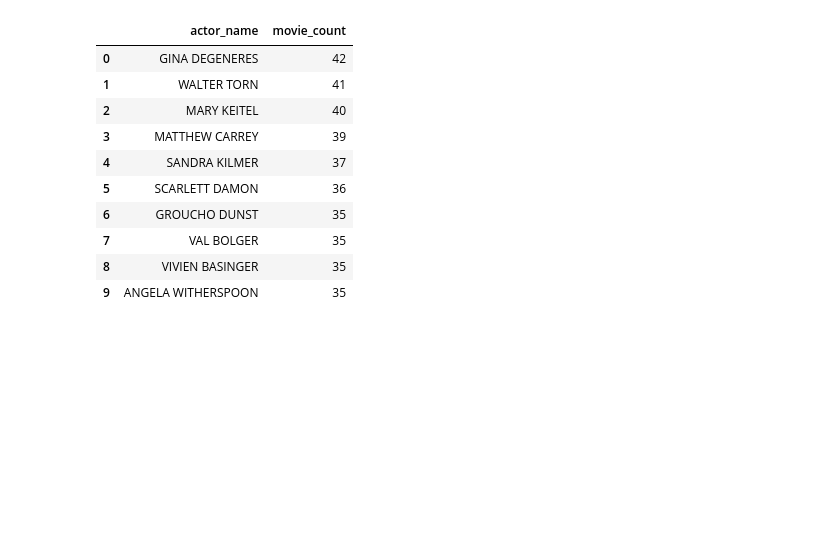
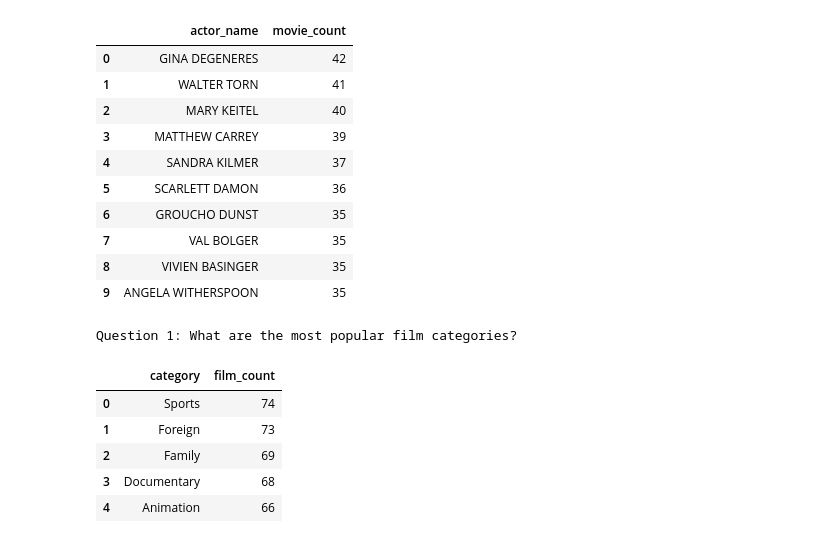
Before and after one commit to NasrWahi/sql_lab1_de25, a Jupyter notebook: duckdb_pandas.ipynb, the cells around one changed output. Drawn from its saved outputs; the diff is of its cells as text; code cells hidden in the pictures; blank space fills up the shorter version.

```diff
--- a/duckdb_pandas.ipynb
+++ b/duckdb_pandas.ipynb
@@ -195,3 +197,26 @@ task1e
 | 9 | ANGELA WITHERSPOON | 35 |
 # %%
 # f) 3-5 of my own questions
+
+print("Question 1: What are the most popular film categories?")
+
+q1 = duckdb.sql(
+    """
+    SELECT
+        c.name as category,
+        COUNT(fc.film_id) AS film_count
+    FROM category c
+    JOIN film_category fc ON c.category_id = fc.category_id
+    GROUP BY c.category_id, c.name
+    ORDER by film_count DESC;
+""").df()
+
+q1.head()
+# %% [output]
+Question 1: What are the most popular film categories?
+|  | category | film_count |
+| 0 | Sports | 74 |
+| 1 | Foreign | 73 |
+| 2 | Family | 69 |
+| 3 | Documentary | 68 |
+| 4 | Animation | 66 |
```
Also changed, not shown: parts of 3 cells of this notebook.
